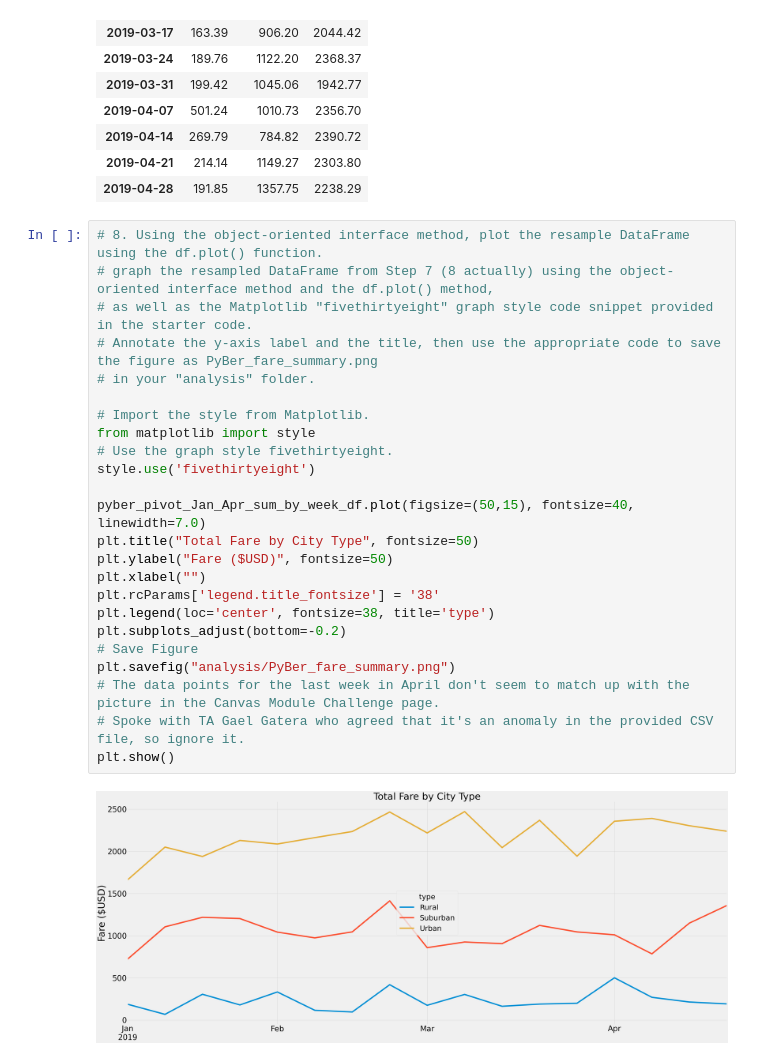
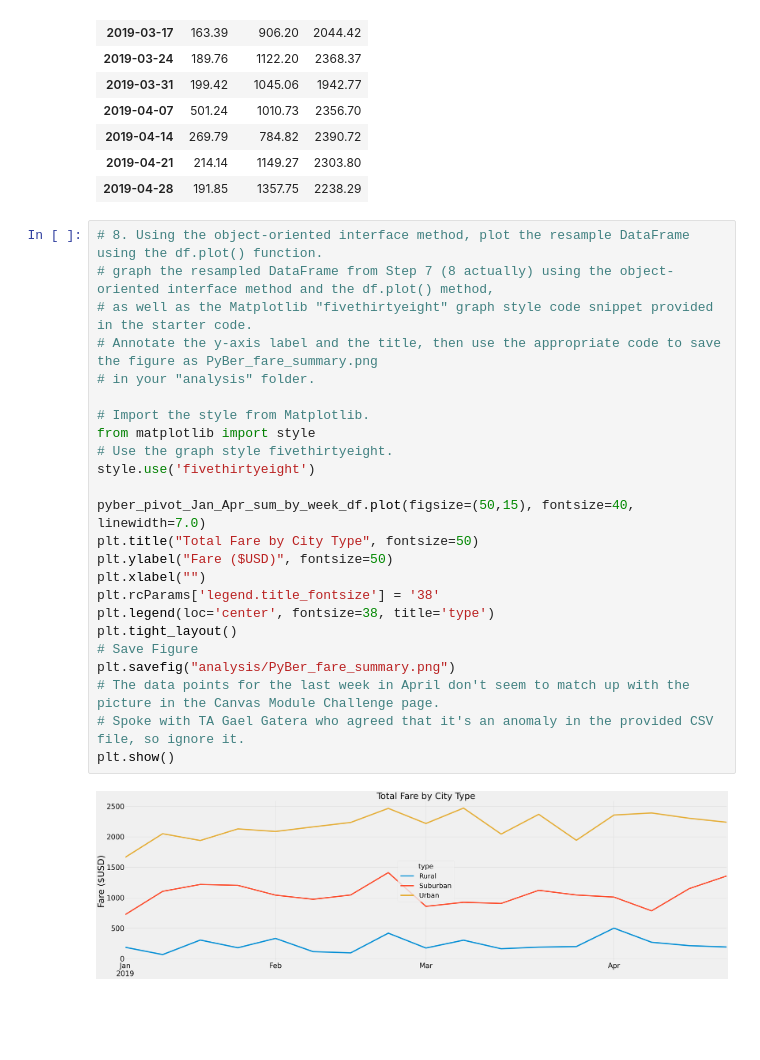
Before and after one commit to rsenno/PyBer_Analysis, a Jupyter notebook: PyBer_Challenge.ipynb, the cells around one changed output. Saved outputs shown, nothing was run; the diff lists cells and outputs as text; blank space fills up the shorter version.

Commit message:
fix chart margin 2nd attempt

```diff
--- a/PyBer_Challenge.ipynb
+++ b/PyBer_Challenge.ipynb
@@ -303,26 +303,26 @@ pyber_pivot_Jan_Apr_sum_by_week_df
 # %%
 # 8. Using the object-oriented interface method, plot the resample DataFrame using the df.plot() function.
 # graph the resampled DataFrame from Step 7 (8 actually) using the object-oriented interface method and the df.plot() method,
 # as well as the Matplotlib "fivethirtyeight" graph style code snippet provided in the starter code.
 # Annotate the y-axis label and the title, then use the appropriate code to save the figure as PyBer_fare_summary.png
 # in your "analysis" folder.
 
 # Import the style from Matplotlib.
 from matplotlib import style
 # Use the graph style fivethirtyeight.
 style.use('fivethirtyeight')
 
 pyber_pivot_Jan_Apr_sum_by_week_df.plot(figsize=(50,15), fontsize=40, linewidth=7.0)
 plt.title("Total Fare by City Type", fontsize=50)
 plt.ylabel("Fare ($USD)", fontsize=50)
 plt.xlabel("")
 plt.rcParams['legend.title_fontsize'] = '38'
 plt.legend(loc='center', fontsize=38, title='type')
-plt.subplots_adjust(bottom=-0.2)
+plt.tight_layout()
 # Save Figure
 plt.savefig("analysis/PyBer_fare_summary.png")
 # The data points for the last week in April don't seem to match up with the picture in the Canvas Module Challenge page.
 # Spoke with TA Gael Gatera who agreed that it's an anomaly in the provided CSV file, so ignore it.
 plt.show()
 # %% [output]
-[figure, old version]
+[figure, new version]
```
Also changed, not shown: 1 other file.
